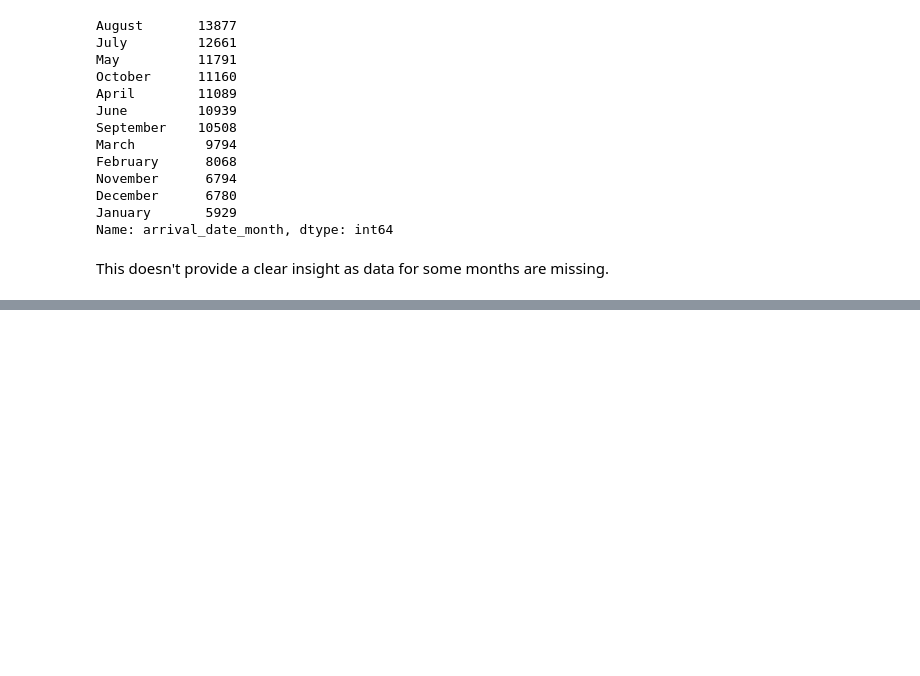
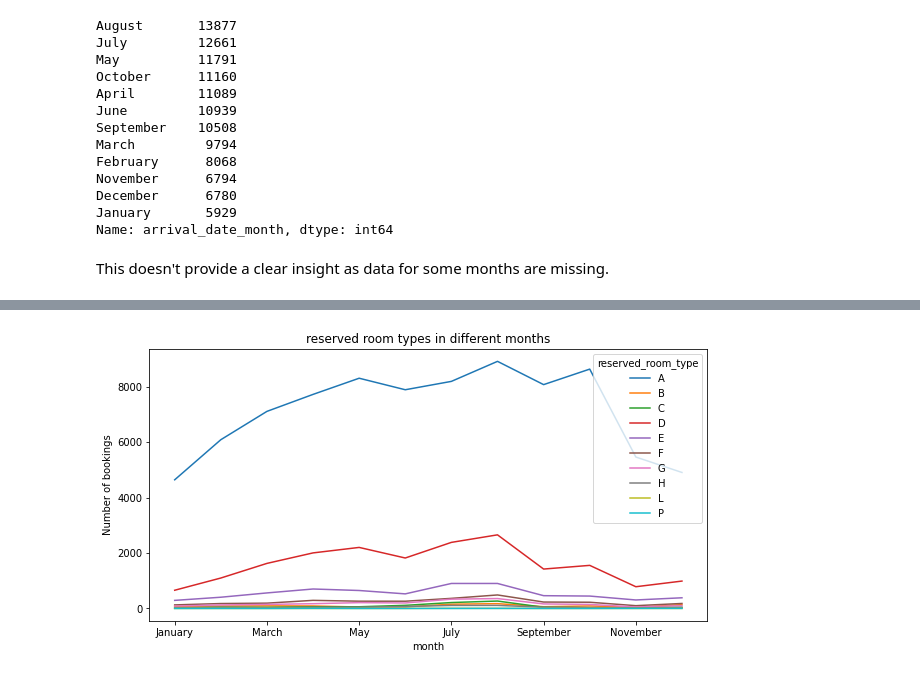
Before and after one commit to shiyasAli/EDA-project-Hotel-Booking-Analysis, a Jupyter notebook: Copy_of_Hotel_Booking_Analysis_Capstone_Project.ipynb, the cells around one changed output, grey strips where cells are left out. Cells and saved outputs as stored; diff of their text form; code cells hidden in the pictures; blank space fills up the shorter version.

```diff
--- a/Copy_of_Hotel_Booking_Analysis_Capstone_Project.ipynb
+++ b/Copy_of_Hotel_Booking_Analysis_Capstone_Project.ipynb
@@ -155,0 +167,4 @@ This doesn't provide a clear insight as data for some months are missing.
+# %%
+room_type_by_month=df.groupby(['arrival_date_month','reserved_room_type'])['reserved_room_type'].count().unstack().fillna(0)
+room_type_by_month=room_type_by_month.reindex(['January','February','March','April','May','June','July','August','September','October','November','December'])
+room_type_by_month
@@ -155,0 +186,8 @@ This doesn't provide a clear insight as data for some months are missing.
+# %%
+room_type_by_month.plot()
+plt.title('reserved room types in different months')
+plt.xlabel('month')
+plt.ylabel('Number of bookings')
+plt.rcParams['figure.figsize'] = (10, 5)
+# %% [output]
+[figure, added]
```
Also changed, not shown: parts of 13 cells of this notebook.
